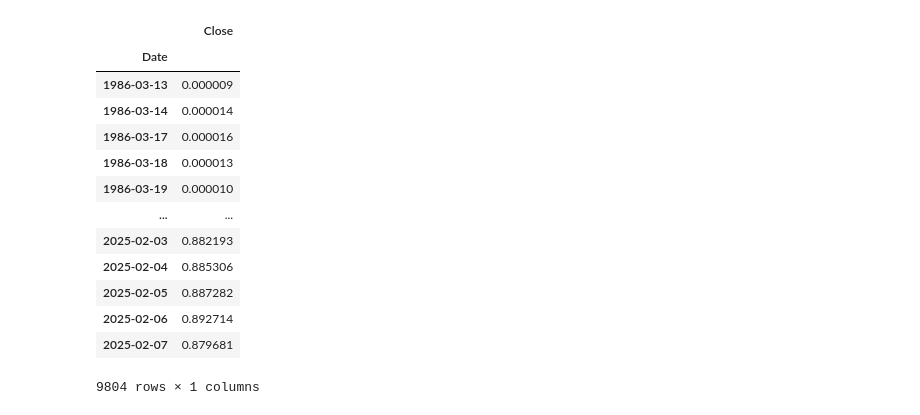
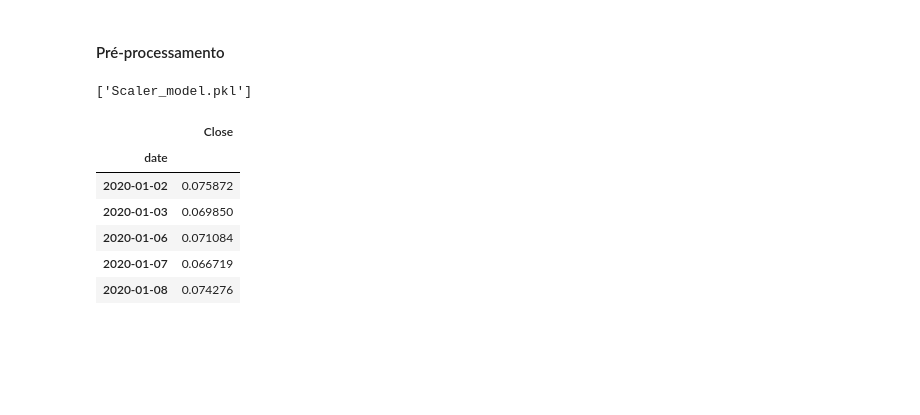
Before and after one commit to ernaneDomingues/stock-price-forecaster, a Jupyter notebook: notebooks/pipeline.ipynb, the cells around one changed output. Saved outputs shown, nothing was run; the diff lists cells and outputs as text; code cells hidden in the pictures; blank space fills up the shorter version.

```diff
--- a/notebooks/pipeline.ipynb
+++ b/notebooks/pipeline.ipynb
@@ -141,0 +81,9 @@ df
+# %%
+from alpha_vantage.timeseries import TimeSeries
+from dotenv import load_dotenv
+import os
+
+api_key = os.getenv('ALPHA_KEY')
+
+ts = TimeSeries(key=api_key, output_format='pandas')
+df, meta_data = ts.get_daily(symbol=symbol, outputsize="full")
@@ -141,0 +98,17 @@ df
+# %%
+df = df[['4. close']]
+df = df.rename(columns={'4. close': 'Close'})
+df.index = pd.to_datetime(df.index)
+# %%
+start_date = pd.to_datetime('2020-01-02')
+end_date = pd.to_datetime('today')
+
+# Verificar se a start_date está no índice e, se não, pegar a primeira data disponível após ela
+if start_date not in df.index:
+    start_date = df.index[df.index >= start_date][0]
+
+# Filtrar o DataFrame entre start_date e end_date
+df = df.loc[(df.index >= start_date) & (df.index <= end_date)]
+# %%
+df = df.sort_index(ascending=True)
+df.head()
@@ -142,24 +129,23 @@ df
+# %% [markdown]
+#### Pré-processamento
 # %%
 from sklearn.preprocessing import MinMaxScaler
 # %%
 scaler = MinMaxScaler()
 scaled_data = scaler.fit_transform(df.values)
+# %%
+joblib.dump(scaler, 'Scaler_model.pkl')
+# %% [output]
+['Scaler_model.pkl']
 # %%
 df_scaled = pd.DataFrame(scaled_data, columns=df.columns, index=df.index)
 # %%
-df_scaled
+df_scaled.head()
 # %% [output]
 |  | Close |
-| Date |  |
-| 1986-03-13 | 0.000009 |
-| 1986-03-14 | 0.000014 |
-| 1986-03-17 | 0.000016 |
-| 1986-03-18 | 0.000013 |
-| 1986-03-19 | 0.000010 |
-| ... | ... |
-| 2025-02-03 | 0.882193 |
-| 2025-02-04 | 0.885306 |
-| 2025-02-05 | 0.887282 |
-| 2025-02-06 | 0.892714 |
-| 2025-02-07 | 0.879681 |
+| date |  |
+| 2020-01-02 | 0.075872 |
+| 2020-01-03 | 0.069850 |
+| 2020-01-06 | 0.071084 |
+| 2020-01-07 | 0.066719 |
+| 2020-01-08 | 0.074276 |
-9804 rows × 1 columns
```
Also changed, not shown: parts of 87 cells of this notebook, 10 other files.
